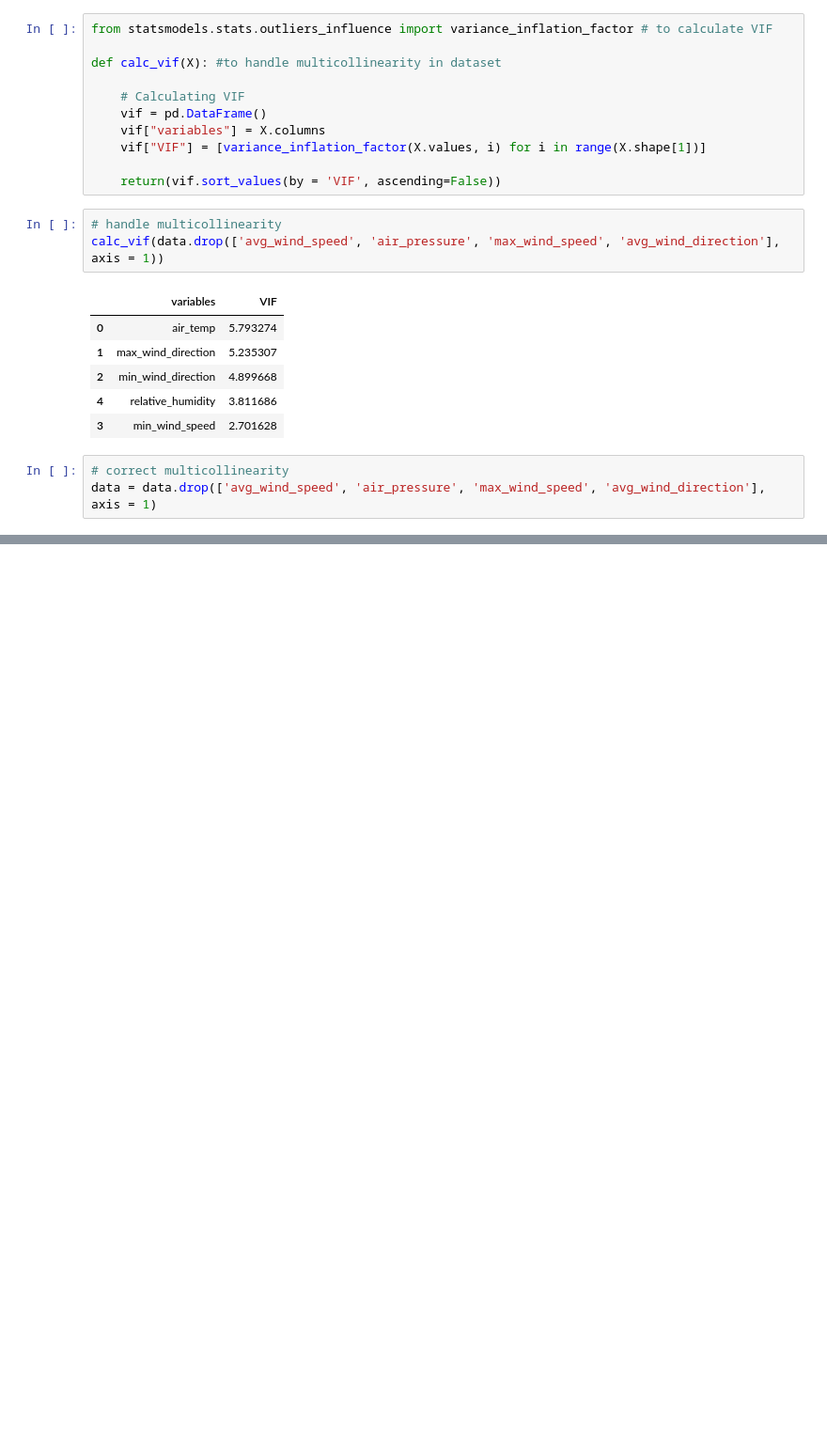
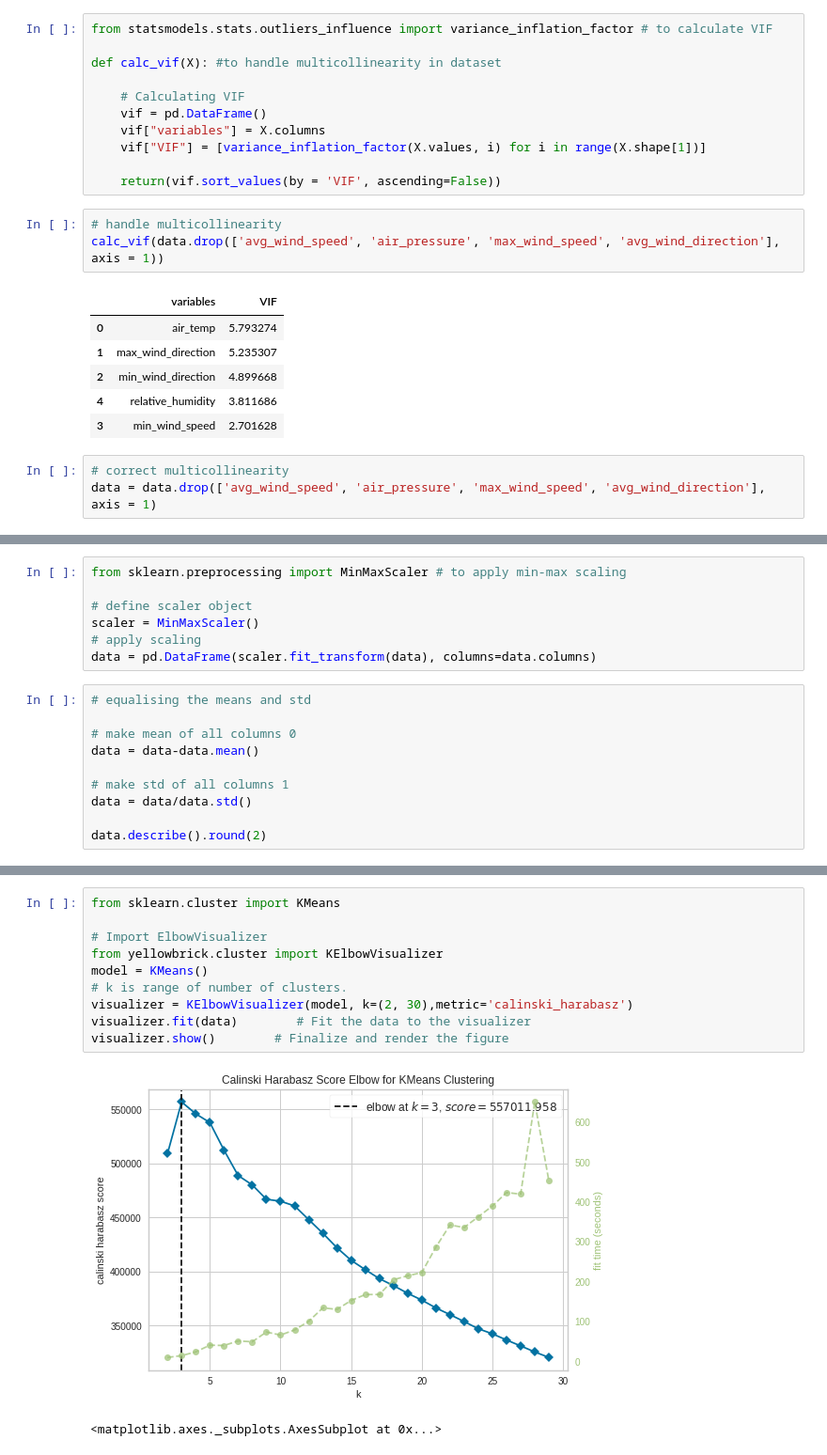
Before and after one commit to guptaShourya/Weather-Data-Clustering, a Jupyter notebook: WeatherDataClustering.ipynb, the cells around one changed output, grey strips where cells are left out. Shown at 94% size. Cells and saved outputs as stored; diff of their text form; blank space fills up the shorter version.

```diff
--- a/WeatherDataClustering.ipynb
+++ b/WeatherDataClustering.ipynb
@@ -126,0 +167,17 @@ data = data.drop(['avg_wind_speed', 'air_pressure', 'max_wind_speed', 'avg_wind_
+# %%
+from sklearn.preprocessing import MinMaxScaler # to apply min-max scaling
+
+# define scaler object
+scaler = MinMaxScaler()
+# apply scaling
+data = pd.DataFrame(scaler.fit_transform(data), columns=data.columns)
+# %%
+# equalising the means and std
+
+# make mean of all columns 0
+data = data-data.mean()
+
+# make std of all columns 1
+data = data/data.std()
+
+data.describe().round(2)
@@ -126,0 +194,13 @@ data = data.drop(['avg_wind_speed', 'air_pressure', 'max_wind_speed', 'avg_wind_
+# %%
+from sklearn.cluster import KMeans
+
+# Import ElbowVisualizer
+from yellowbrick.cluster import KElbowVisualizer
+model = KMeans()
+# k is range of number of clusters.
+visualizer = KElbowVisualizer(model, k=(2, 30),metric='calinski_harabasz')
+visualizer.fit(data)        # Fit the data to the visualizer
+visualizer.show()        # Finalize and render the figure
+# %% [output]
+[figure, added]
+<matplotlib.axes._subplots.AxesSubplot at 0x...>
```
Also changed, not shown: parts of 8 cells of this notebook.
